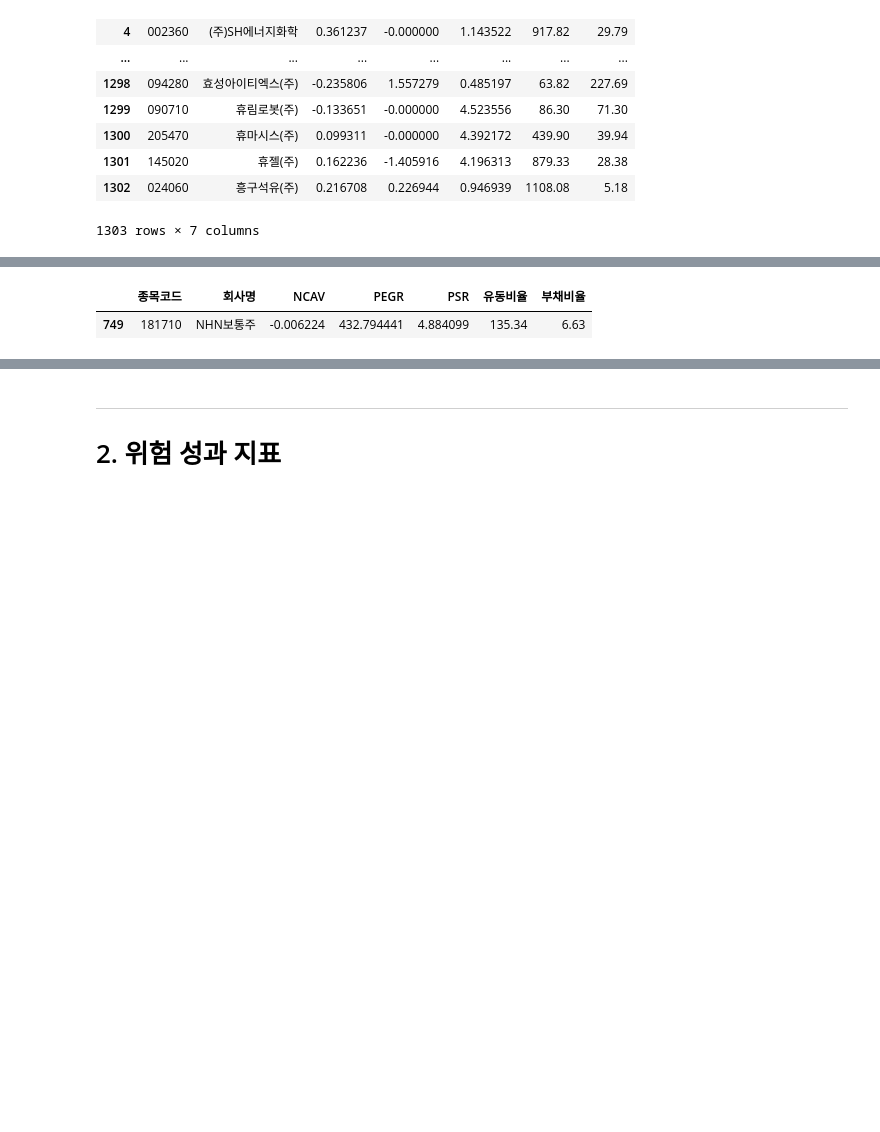
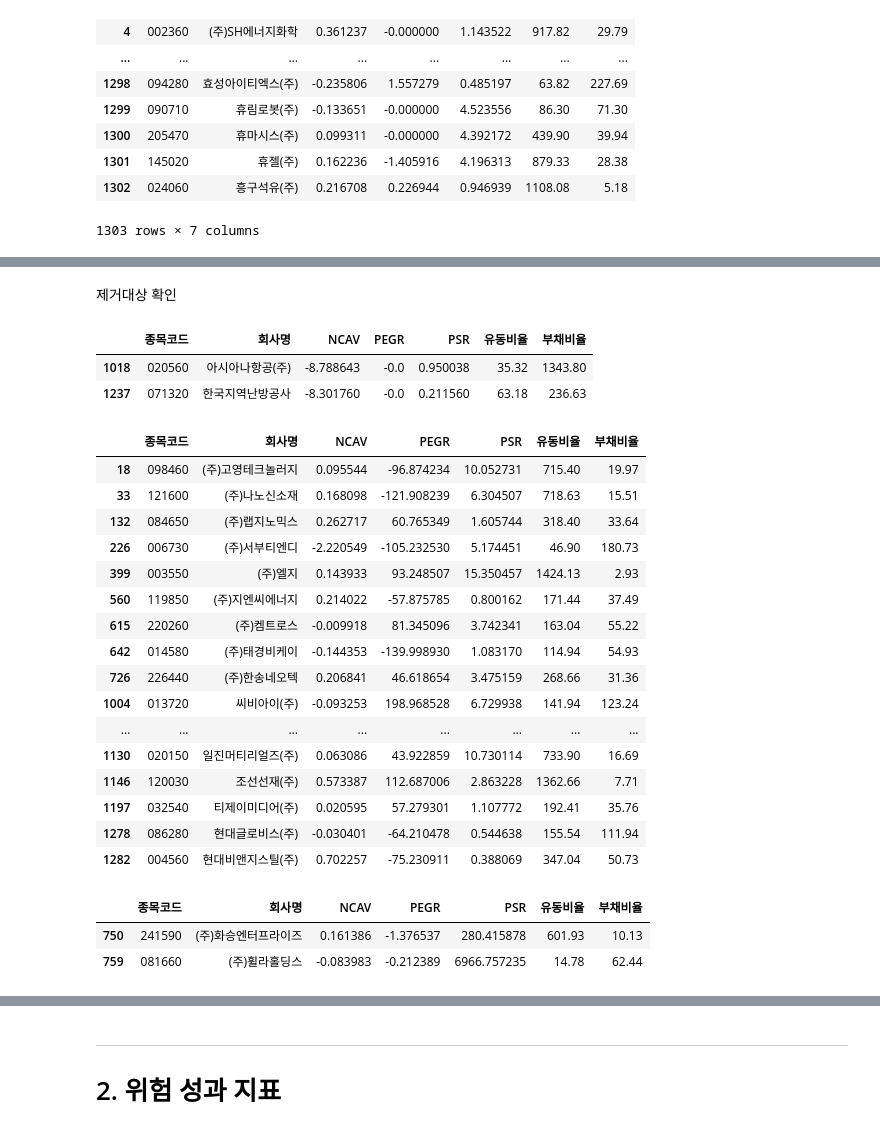
Before and after one commit to Jyassmin/UBION-PROJECT1, a Jupyter notebook: 1.preprocessing.ipynb, the cells around one changed output, grey strips where cells are left out. Saved outputs shown, nothing was run; the diff lists cells and outputs as text; code cells hidden in the pictures; blank space fills up the shorter version.

```diff
--- a/1.preprocessing.ipynb
+++ b/1.preprocessing.ipynb
@@ -483,15 +487,12 @@ find_overlap(유부비율, "종목코드")
 - 1.3 : df_PSR / 1748개
 - 1.4 & 1.5 : 유부비율 / 2181개
 # %%
-df_fundamental = pd.merge(df_NCAV, df_PEGR,on=['종목코드'],how='inner')
-df_fundamental = pd.merge(df_fundamental, df_PSR,on=['종목코드'],how='inner')
-df_fundamental = pd.merge(df_fundamental, 유부비율,on=['종목코드'],how='inner')
-df_fundamental = df_fundamental[['종목코드', '회사명_y', 'NCAV', 'PEGR', 'PSR', '유동비율', '부채비율']]
-df_fundamental.columns = ['종목코드', '회사명', 'NCAV', 'PEGR', 'PSR', '유동비율', '부채비율']
-df_fundamental
-
-# df_fundamental.to_csv("./datasets/1_fundamental.csv")
-# df_fundamental.to_excel("./datasets/1_fundamental.xlsx")
+# df_fundamental = pd.merge(df_NCAV, df_PEGR,on=['종목코드'],how='inner')
+# df_fundamental = pd.merge(df_fundamental, df_PSR,on=['종목코드'],how='inner')
+# df_fundamental = pd.merge(df_fundamental, 유부비율,on=['종목코드'],how='inner')
+# df_fundamental = df_fundamental[['종목코드', '회사명_y', 'NCAV', 'PEGR', 'PSR', '유동비율', '부채비율']]
+# df_fundamental.columns = ['종목코드', '회사명', 'NCAV', 'PEGR', 'PSR', '유동비율', '부채비율']
+# df_fundamental
 # %% [output]
 |  | 종목코드 | 회사명 | NCAV | PEGR | PSR | 유동비율 | 부채비율 |
 | 0 | 058820 | (주)CMG제약 | 0.216333 | 18.310180 | 9.448395 | 1069.54 | 7.85 |
@@ -537,0 +515,20 @@ plt.show()
+# %%
+rm_list1 = pd.read_csv("./datasets/관리종목 현황f.csv", encoding="CP949")
+rm_list2 = pd.read_csv("./datasets/매매거래정지종목 현황f.csv", encoding="CP949")
+
+rm_list = pd.concat([rm_list1,rm_list2], axis=0)
+rm_list["종목코드"] = rm_list["종목코드"].astype("str")
+rm_list["종목코드"] = rm_list["종목코드"].map(padding)
+rm_list = rm_list["종목코드"].tolist()
+# rm_list
+remove = ['141020', '103230', '058420', '263540', '160600', '114120', '050540', '058220', '009730', '121890', '180400', '223310', '138360', '038340', '003620', '069110', '058530', '208860', '257370', '056000', '102940', '175140', '033340', '299910', '099520', '006580', '033790', '141020', '058220', '121890', '160600', '263540', '109070', '223310', '058530', '257370', '003620', '056000', '058420', '101680', '006580', '103230', '065560', '178780', '103660', '033340', '078590', '069110', '099520', '038340', '012600', '015540']
+# %%
+def rm_list(x):
+    if (x in remove):
+        return False
+    else:
+        return True
+# %%
+# rm_list
+df_fundamental = df_fundamental[df_fundamental["종목코드"].map(rm_list)] # 1303 -> 1293개로 10개 줄어들음
+df_fundamental
@@ -538,5 +598,34 @@ plt.show()
+# %% [markdown]
+제거대상 확인
+# %%
+df_fundamental[df_fundamental["NCAV"]<-6] # 2개
+# %% [output]
+|  | 종목코드 | 회사명 | NCAV | PEGR | PSR | 유동비율 | 부채비율 |
+| 1018 | 020560 | 아시아나항공(주) | -8.788643 | -0.0 | 0.950038 | 35.32 | 1343.80 |
+| 1237 | 071320 | 한국지역난방공사 | -8.301760 | -0.0 | 0.211560 | 63.18 | 236.63 |
 # %%
-df_fundamental[df_fundamental["PEGR"]>200]
+df_fundamental[(df_fundamental["PEGR"]>40)|(df_fundamental["PEGR"]<-50)]
 # %% [output]
 |  | 종목코드 | 회사명 | NCAV | PEGR | PSR | 유동비율 | 부채비율 |
-| 749 | 181710 | NHN보통주 | -0.006224 | 432.794441 | 4.884099 | 135.34 | 6.63 |
+| 18 | 098460 | (주)고영테크놀러지 | 0.095544 | -96.874234 | 10.052731 | 715.40 | 19.97 |
+| 33 | 121600 | (주)나노신소재 | 0.168098 | -121.908239 | 6.304507 | 718.63 | 15.51 |
+| 132 | 084650 | (주)랩지노믹스 | 0.262717 | 60.765349 | 1.605744 | 318.40 | 33.64 |
+| 226 | 006730 | (주)서부티엔디 | -2.220549 | -105.232530 | 5.174451 | 46.90 | 180.73 |
+| 399 | 003550 | (주)엘지 | 0.143933 | 93.248507 | 15.350457 | 1424.13 | 2.93 |
+| 560 | 119850 | (주)지엔씨에너지 | 0.214022 | -57.875785 | 0.800162 | 171.44 | 37.49 |
+| 615 | 220260 | (주)켐트로스 | -0.009918 | 81.345096 | 3.742341 | 163.04 | 55.22 |
+| 642 | 014580 | (주)태경비케이 | -0.144353 | -139.998930 | 1.083170 | 114.94 | 54.93 |
+| 726 | 226440 | (주)한송네오텍 | 0.206841 | 46.618654 | 3.475159 | 268.66 | 31.36 |
+| 1004 | 013720 | 씨비아이(주) | -0.093253 | 198.968528 | 6.729938 | 141.94 | 123.24 |
+| ... | ... | ... | ... | ... | ... | ... | ... |
+| 1130 | 020150 | 일진머티리얼즈(주) | 0.063086 | 43.922859 | 10.730114 | 733.90 | 16.69 |
+| 1146 | 120030 | 조선선재(주) | 0.573387 | 112.687006 | 2.863228 | 1362.66 | 7.71 |
+| 1197 | 032540 | 티제이미디어(주) | 0.020595 | 57.279301 | 1.107772 | 192.41 | 35.76 |
+| 1278 | 086280 | 현대글로비스(주) | -0.030401 | -64.210478 | 0.544638 | 155.54 | 111.94 |
+| 1282 | 004560 | 현대비앤지스틸(주) | 0.702257 | -75.230911 | 0.388069 | 347.04 | 50.73 |
+# %%
+df_fundamental[df_fundamental["PSR"]>250]
+# %% [output]
+|  | 종목코드 | 회사명 | NCAV | PEGR | PSR | 유동비율 | 부채비율 |
+| 750 | 241590 | (주)화승엔터프라이즈 | 0.161386 | -1.376537 | 280.415878 | 601.93 | 10.13 |
+| 759 | 081660 | (주)휠라홀딩스 | -0.083983 | -0.212389 | 6966.757235 | 14.78 | 62.44 |
```
Also changed, not shown: parts of 64 cells of this notebook, 18 other files.
